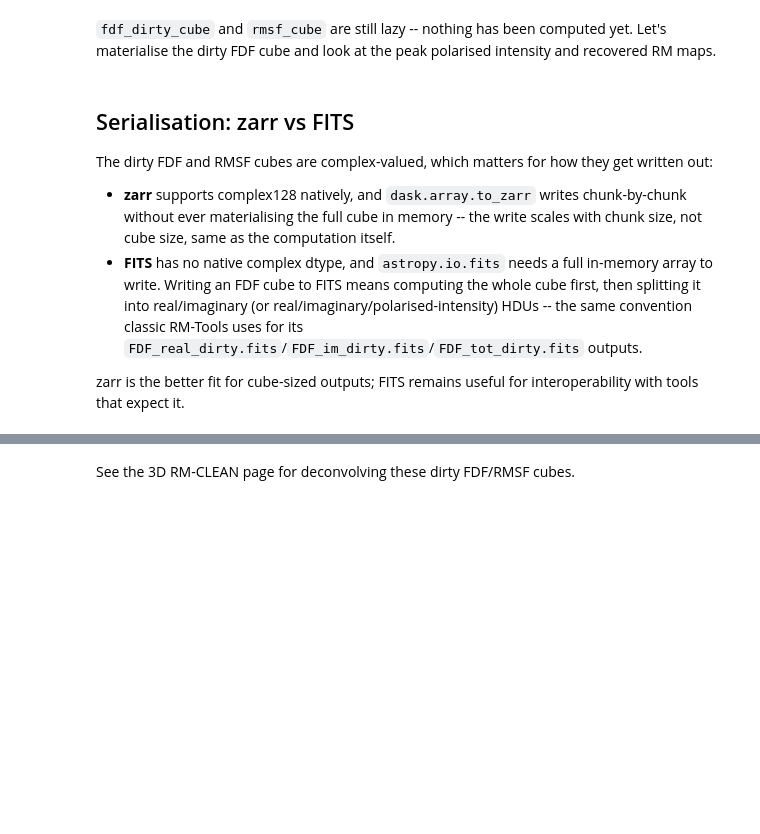
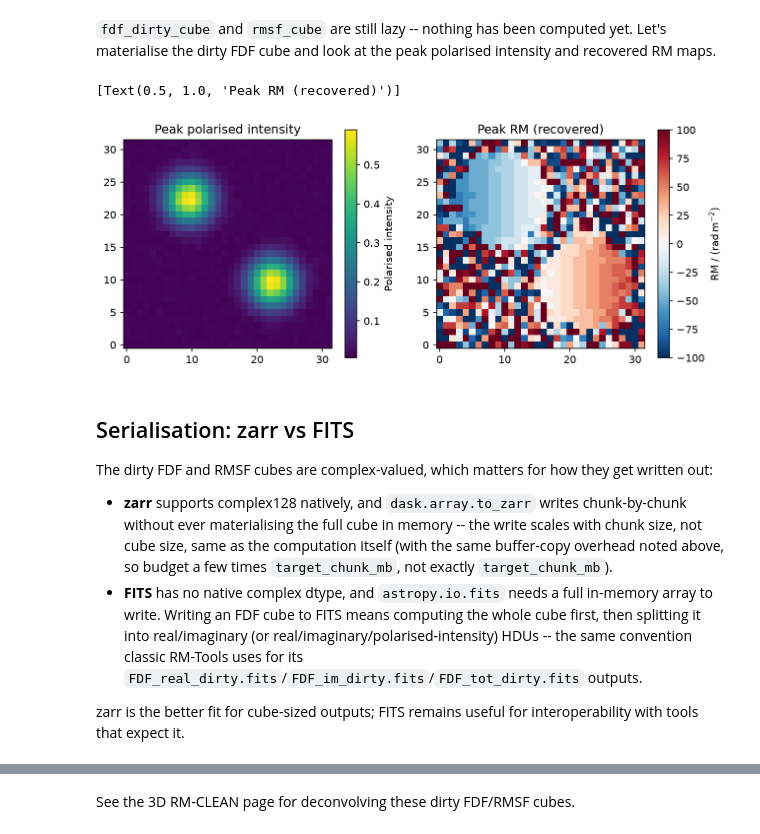
Before and after one commit to AlecThomson/rm-lite, a Jupyter notebook: docs/examples/rmsynth_3d.ipynb, the cells around one changed output, grey strips where cells are left out. Saved outputs shown, nothing was run; the diff lists cells and outputs as text; code cells hidden in the pictures; blank space fills up the shorter version.

```diff
--- a/docs/examples/rmsynth_3d.ipynb
+++ b/docs/examples/rmsynth_3d.ipynb
@@ -155,22 +197,25 @@ np.allclose(result_from_fits.fdf_dirty_cube.compute(), result.fdf_dirty_cube.com
 # %%
 fdf_dirty_cube = result.fdf_dirty_cube.compute()
 peak_pi_map = np.max(np.abs(fdf_dirty_cube), axis=0)
 peak_idx_map = np.argmax(np.abs(fdf_dirty_cube), axis=0)
 peak_rm_map = result.phi_arr_radm2[peak_idx_map]
 
 fig, (ax1, ax2) = plt.subplots(1, 2, figsize=(10, 4))
 im1 = ax1.imshow(peak_pi_map, origin="lower")
 fig.colorbar(im1, ax=ax1, label="Polarised intensity")
 ax1.set(title="Peak polarised intensity")
-im2 = ax2.imshow(peak_rm_map, origin="lower", cmap="coolwarm")
+im2 = ax2.imshow(peak_rm_map, origin="lower", cmap="RdBu_r", vmin=-100, vmax=100)
 fig.colorbar(im2, ax=ax2, label=f"RM / ({u.rad / u.m**2:latex_inline})")
 ax2.set(title="Peak RM (recovered)")
+# %% [output]
+[Text(0.5, 1.0, 'Peak RM (recovered)')]
+[figure, added]
 # %% [markdown]
 ## Serialisation: zarr vs FITS
 
 The dirty FDF and RMSF cubes are complex-valued, which matters for how they get written out:
 
-- **zarr** supports complex128 natively, and `dask.array.to_zarr` writes chunk-by-chunk without ever materialising the full cube in memory -- the write scales with chunk size, not cube size, same as the computation itself.
+- **zarr** supports complex128 natively, and `dask.array.to_zarr` writes chunk-by-chunk without ever materialising the full cube in memory -- the write scales with chunk size, not cube size, same as the computation itself (with the same buffer-copy overhead noted above, so budget a few times `target_chunk_mb`, not exactly `target_chunk_mb`).
 - **FITS** has no native complex dtype, and `astropy.io.fits` needs a full in-memory array to write. Writing an FDF cube to FITS means computing the whole cube first, then splitting it into real/imaginary (or real/imaginary/polarised-intensity) HDUs -- the same convention classic RM-Tools uses for its `FDF_real_dirty.fits`/`FDF_im_dirty.fits`/`FDF_tot_dirty.fits` outputs.
 
 zarr is the better fit for cube-sized outputs; FITS remains useful for interoperability with tools that expect it.
```
Also changed, not shown: parts of 13 cells of this notebook, 1 other file.
